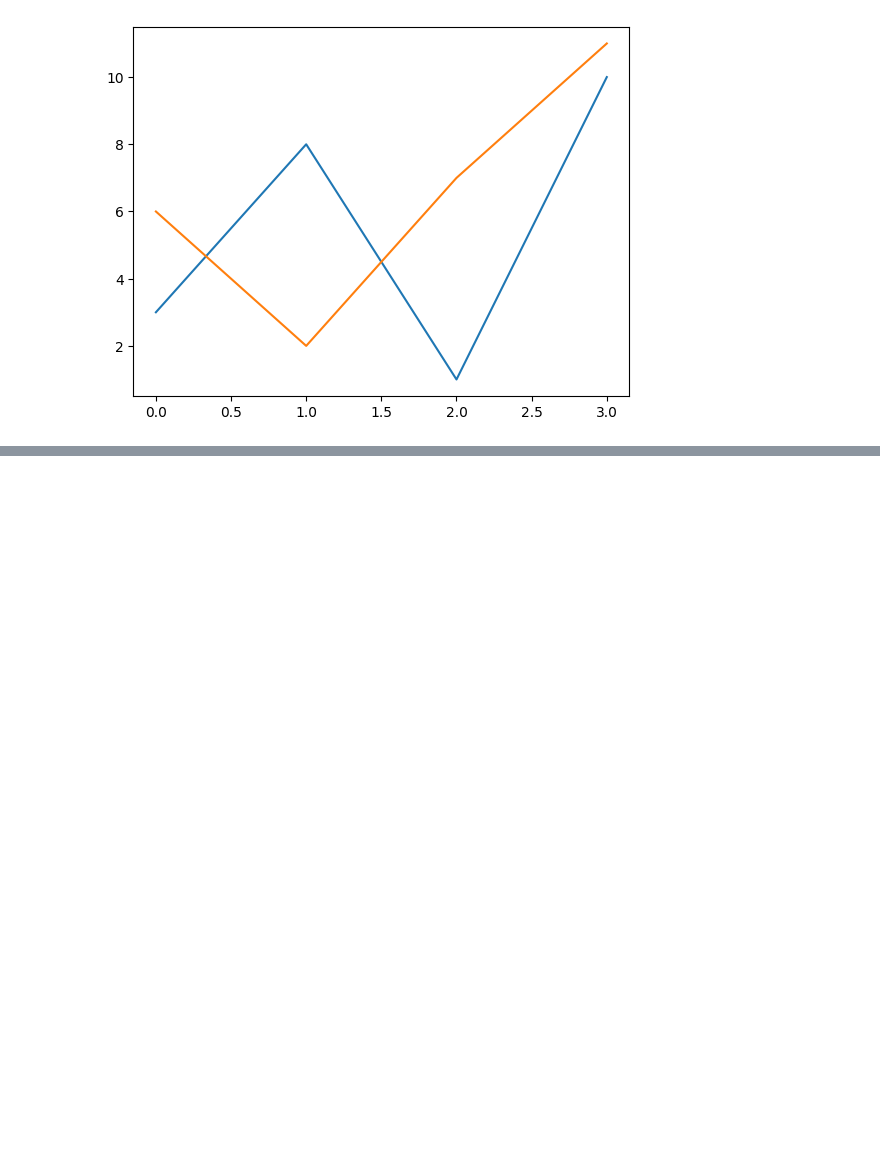
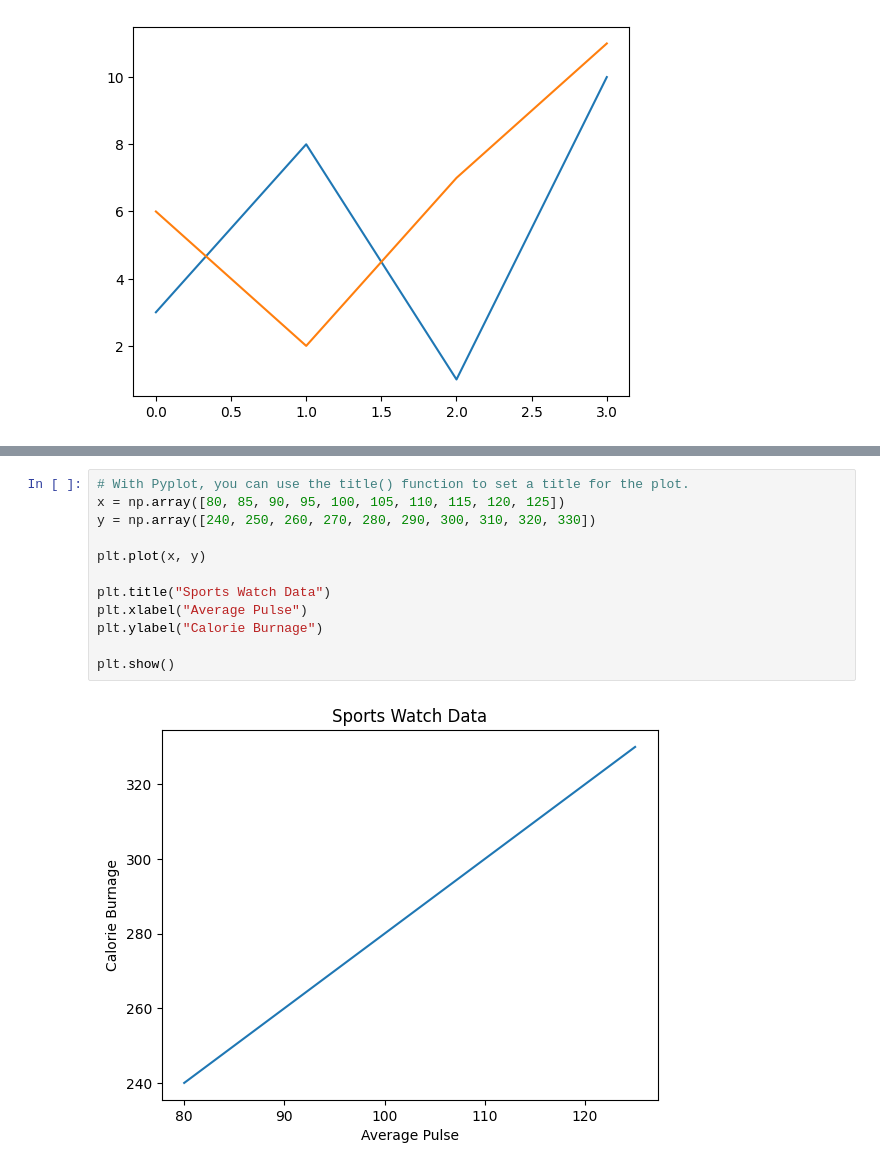
Before and after one commit to MahdiAhmadiKamal/PyLearn7-Data-Science, a Jupyter notebook: PyLearn7-Assignment37/w3schools matplotlib exercises/matplotlib_exercises.ipynb, the cells around one changed output, grey strips where cells are left out. Drawn from its saved outputs; the diff is of its cells as text; blank space fills up the shorter version.

```diff
--- a/PyLearn7-Assignment37/w3schools matplotlib exercises/matplotlib_exercises.ipynb
+++ b/PyLearn7-Assignment37/w3schools matplotlib exercises/matplotlib_exercises.ipynb
@@ -176,0 +190,14 @@ plt.show()
+# %%
+# With Pyplot, you can use the title() function to set a title for the plot.
+x = np.array([80, 85, 90, 95, 100, 105, 110, 115, 120, 125])
+y = np.array([240, 250, 260, 270, 280, 290, 300, 310, 320, 330])
+
+plt.plot(x, y)
+
+plt.title("Sports Watch Data")
+plt.xlabel("Average Pulse")
+plt.ylabel("Calorie Burnage")
+
+plt.show()
+# %% [output]
+[figure, added]
```
Also changed, not shown: parts of 7 cells of this notebook.
